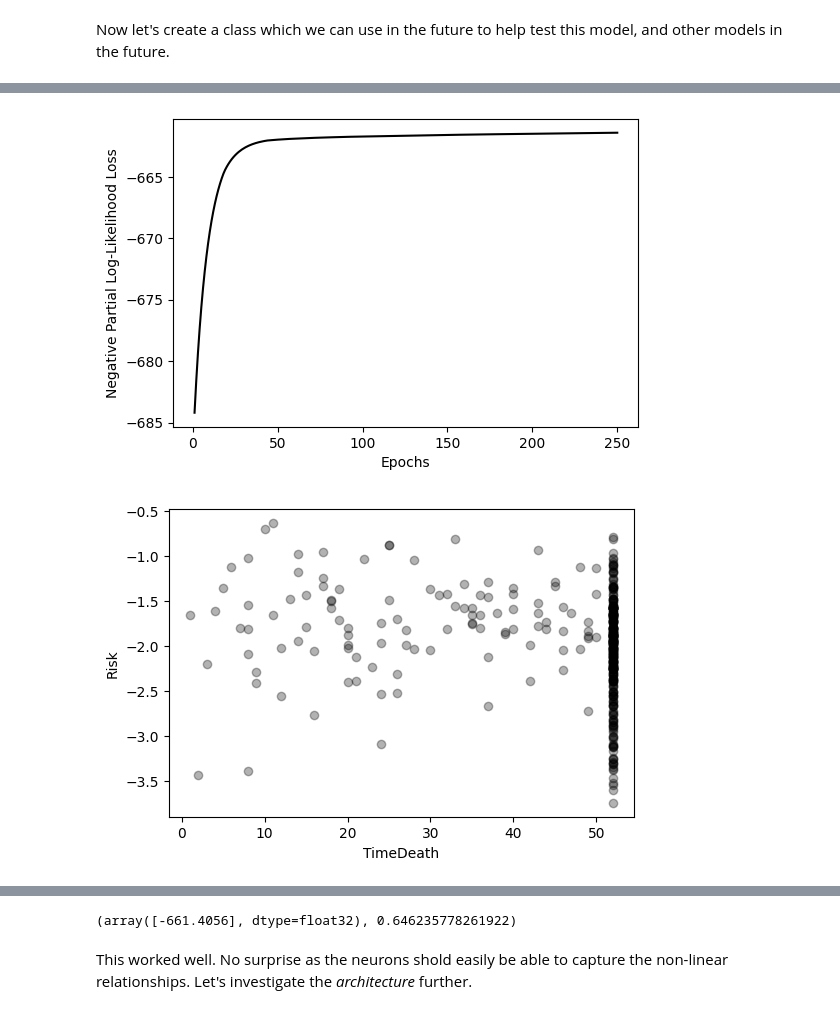
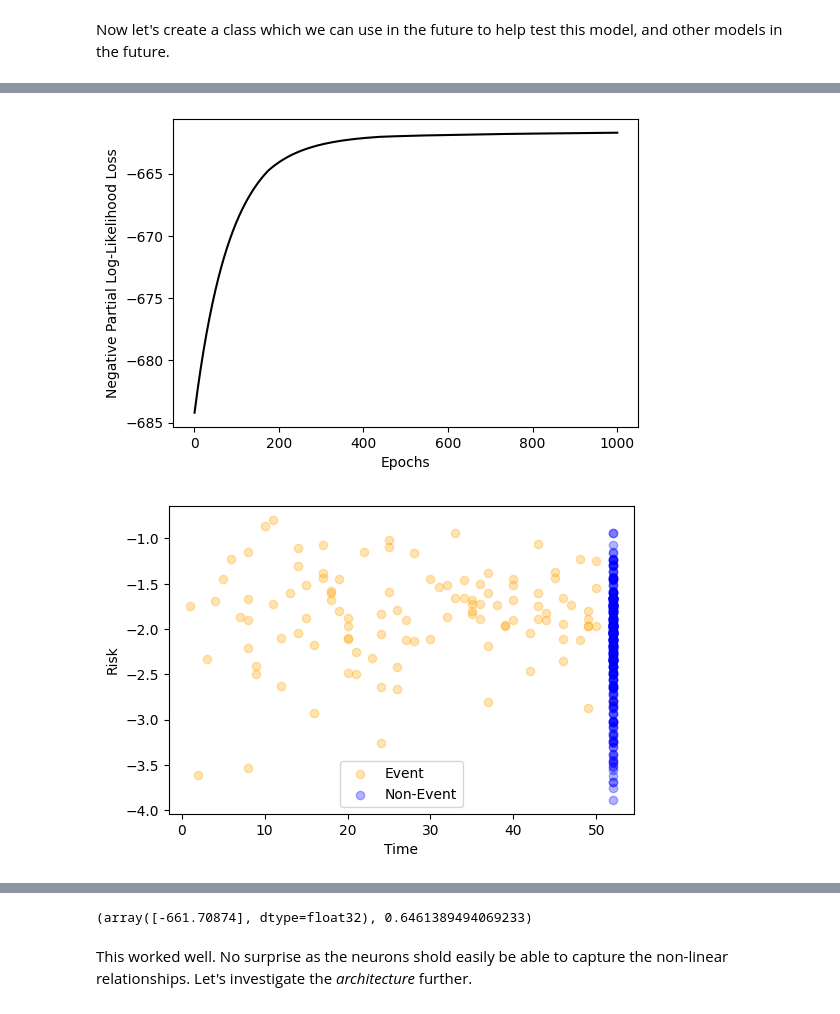
Before and after one commit to omariosc/survival-analysis, a Jupyter notebook: code.ipynb, the cells around one changed output, grey strips where cells are left out. Saved outputs shown, nothing was run; the diff lists cells and outputs as text; code cells hidden in the pictures.

```diff
--- a/code.ipynb
+++ b/code.ipynb
@@ -744,7 +608,7 @@ class CoxNNet(torch.nn.Module):
             df (pandas.DataFrame): Dataframe containing the covariates and the event and time columns.
             event (str): Name of the event column.
             time (str): Name of the time column.
-            coefficients (torch.tensor, optional): Initial coefficients. Defaults to None.
+            coefficients (torch.Tensor, optional): Initial coefficients. Defaults to None.
         """
 
         super().__init__()
@@ -752,6 +616,8 @@ class CoxNNet(torch.nn.Module):
         self.covariates = [x for x in df.columns if x != event and x != time]
         self.df = df
         self.dfx = df[self.covariates].to_numpy(dtype=float)
+        self.events = df[event].to_numpy(dtype=float)
+        self.times = df[time].to_numpy(dtype=float)
 
         n_covariates = len(self.covariates)
 
@@ -768,9 +634,7 @@ class CoxNNet(torch.nn.Module):
         # This line is used in coxpy to initialize the alphas
         alphas = torch.zeros(self.dfx.shape[1])
 
-        self.opt = CoxPHOptimizer(self.dfx, self.df[event].to_numpy(),
-                                  self.df[time].to_numpy(),
-                                  alphas, 'breslow')
+        self.opt = CoxPHOptimizer(self.dfx, self.events, self.times, alphas, 'breslow')
 
     def forward(self, model=None):
         """Calculate the log-likelihood over the entire dataset.
@@ -938,6 +799,16 @@ def concordance_statistic(risks, events, times, output=True):
     concordant_pairs = 0
     discordant_pairs = 0
     tied_pairs = 0
+
+    # Convert risks tensor to NumPy array
+    if isinstance(risks, torch.Tensor):
+        risks = risks.detach().cpu().numpy()
+
+    # Sort risks, events, and times based on the times
+    sorted_indices = np.argsort(times)
+    risks = np.array(risks)[sorted_indices]
+    events = np.array(events)[sorted_indices]
+    times = np.array(times)[sorted_indices]
 
     n_samples = len(risks)
     for i in range(n_samples):
@@ -969,7 +840,6 @@ def concordance_statistic(risks, events, times, output=True):
         # Plots the risk scores over time
         plt.figure(figsize=(6, 4))
         colors = np.where(events, 'orange', 'blue')
-        labels = np.where(events, 'Event', 'Non-Event')
 
         for color, label in zip(['orange', 'blue'], ['Event', 'Non-Event']):
             mask = (colors == color)
@@ -1027,6 +897,7 @@ def get_concordance_statistic_nn(df, event, time, model, output=True):
         event (str): Name of the event column.
         time (str): Name of the time column.
         model (torch.nn.Module): NN model.
+        output (bool, optional): Whether to print the loss before and after training. Defaults to True.
 
     Returns:
         float: c-statistic.
@@ -1153,6 +1028,12 @@ We can see that the weights are very close to the CPH model. Now we can begin ex
 This simple NN class allows us to experiment with the number of neurons in a single hidden layer.
 # %%
 def plot_weights(weights):
+    """Plots the distribution of the weights.
+
+    Args:
+        weights (torch.Tensor): Weights to plot.
+    """
+
     plt.figure(figsize=(6, 4))
     plt.hist(weights, bins=int(np.sqrt(len(weights))), color='black')
     plt.xlabel('Weights')
@@ -1204,9 +1085,7 @@ class SNN(torch.nn.Module):
     def return_weights(self):
         """Plots the weights in a histogram."""
 
-        weights =  torch.cat([self.fc1.weight.view(-1), self.fc1.bias, self.fc2.weight.view(-1), self.fc2.bias]).detach().numpy()
-
-        plot_weights(weights)
+        plot_weights(torch.cat([self.fc1.weight.view(-1), self.fc1.bias, self.fc2.weight.view(-1), self.fc2.bias]).detach().numpy())
 # %% [markdown]
 Now let's create a class which we can use in the future to help test this model, and other models in the future.
 # %%
@@ -1223,8 +1102,10 @@ def test_nn(df, event, time, model, lr, n_epoch, output=False):
         n_epoch (int): Number of epochs.
         output (bool, optional): Whether to print the output. Defaults to False.
     """
+
     loss = train_model(df, event, time, model, lr, n_epoch, output)
     score = get_concordance_statistic_nn(df, event, time, model, output)
+
     if output:
         # Print format string with loss and score
         param = ""
@@ -1239,5 +1120,5 @@ def test_nn(df, event, time, model, lr, n_epoch, output=False):
 input_size = rossi.shape[1] - 2  # Number of input features (excluding censor and time variables)
 hidden_size = (np.sqrt(input_size + 1)).astype(int) + 1  # Number of hidden units
 rossi_snn = SNN(input_size, hidden_size)
-test_nn(rossi, 'arrest', 'week', rossi_snn, 0.0001, 250, True)
+test_nn(rossi, 'arrest', 'week', rossi_snn, 0.00001, 1000, True)
 # %% [output]
@@ -1246,3 +1127,3 @@ Loss after training: tensor([-661.4039], grad_fn=<MulBackward0>)
-[figure, old version]
+[figure, new version]
-[figure, old version]
+[figure, new version]
 SNN[7, 3, 1]
@@ -1251,4 +1132,4 @@ SNN[7, 3, 1]
-(array([-661.4056], dtype=float32), 0.646235778261922)
+(array([-661.70874], dtype=float32), 0.6461389494069233)
 # %% [markdown]
 This worked well. No surprise as the neurons shold easily be able to capture the non-linear relationships. Let's investigate the _architecture_ further.
 # %%
```
Also changed, not shown: parts of 167 cells of this notebook.
